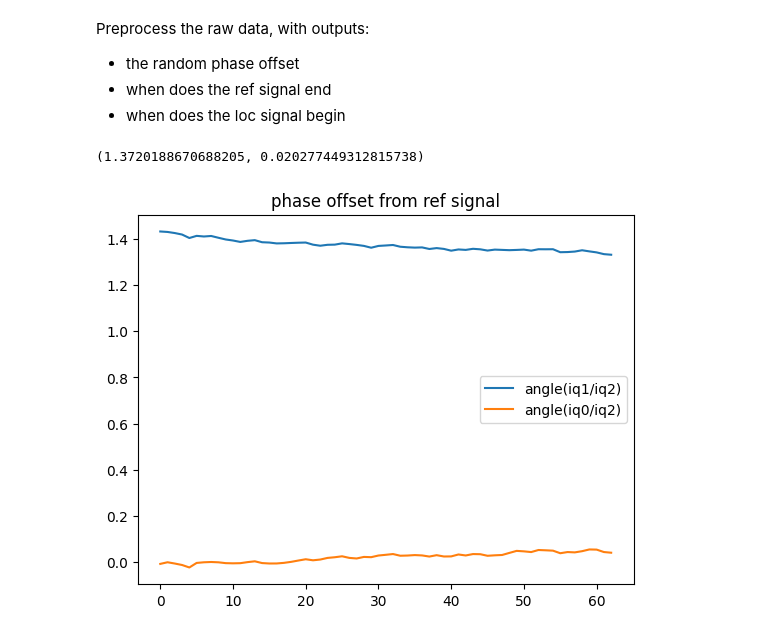
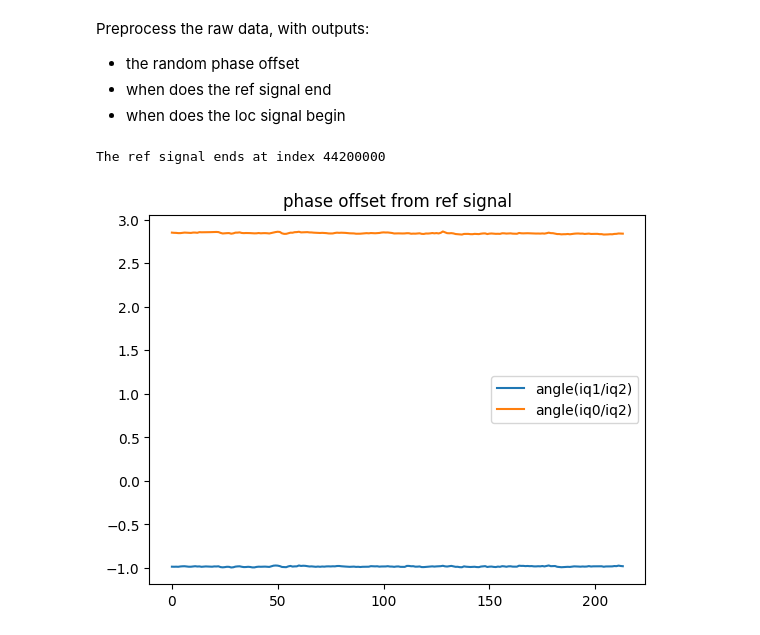
Before and after one commit to ConnectedSystemsLab/starloc_preproc, a Jupyter notebook: Starloc/preproc.ipynb, the cells around one changed output. Saved outputs shown, nothing was run; the diff lists cells and outputs as text; code cells hidden in the pictures.

Commit message:
try data 12_27

```diff
--- a/Starloc/preproc.ipynb
+++ b/Starloc/preproc.ipynb
@@ -10,8 +10,8 @@ import scipy.signal as signal
 from read_raw_data import read_dat_file
 # from AoA_formula import calc_AoA
 
-# iq0_path = '/home/ishani/LeoPNT/USRP_data/12_27/time_20_47_freq_11_325G_bw_2.0M_1703723111.7046282_inrx0.dat'
-iq0_path = '/home/ishani/LeoPNT/USRP_data/12_20/time_23_9_freq_11_0G_bw_2.0M_inrx0.dat'
+iq0_path = '/home/ishani/LeoPNT/USRP_data/12_27/time_20_47_freq_11_325G_bw_2.0M_1703724657.2378652_inrx0.dat'
+# iq0_path = '/home/ishani/LeoPNT/USRP_data/12_20/time_23_9_freq_11_0G_bw_2.0M_inrx0.dat'
 iq1_path = iq0_path.replace('inrx0', 'inrx1')
 iq2_path = iq0_path.replace('inrx0', 'inrx2')
 
@@ -26,36 +26,37 @@ while is_ref:
     iq0 =  read_dat_file(iq0_path, len_frame, start_idx)
     start_idx += len_frame
     ref_frame_cnt += 1
     avg_pw = np.mean(np.abs(iq0)**2)
     if avg_pw < 0.6*pw_ref:
         is_ref = False
         noise_idx = start_idx+len_frame
 
 ref_frame_cnt -= 5
 start_idx = len_frame
 phase_offset_12, phase_offset_02 = np.zeros(ref_frame_cnt), np.zeros(ref_frame_cnt)
 for i in range(ref_frame_cnt):
     iq0 = read_dat_file(iq0_path, len_frame, start_idx)
     iq1 = read_dat_file(iq1_path, len_frame, start_idx)
     iq2 = read_dat_file(iq2_path, len_frame, start_idx)
     start_idx += len_frame
     phase_offset_12[i] = np.mean(np.unwrap(np.angle(iq1/iq2)))
     phase_offset_02[i] = np.mean(np.unwrap(np.angle(iq0/iq2)))
 
 # avoid jump
 if np.max(phase_offset_02) - np.min(phase_offset_02) > 2*np.pi:
     phase_offset_02[phase_offset_02 < 0] += 2*np.pi
 
 plt.plot(phase_offset_12, label='angle(iq1/iq2)')
 plt.plot(phase_offset_02, label='angle(iq0/iq2)')
 plt.title('phase offset from ref signal')
 plt.legend()
 phase_offset_12_mean = np.mean(phase_offset_12)
 phase_offset_02_mean = np.mean(phase_offset_02)
-phase_offset_12_mean, phase_offset_02_mean
+# phase_offset_12_mean, phase_offset_02_mean
+print('The ref signal ends at index {}'.format(noise_idx))
 # %% [output]
-(1.3720188670688205, 0.020277449312815738)
+The ref signal ends at index 44200000
-[figure, old version]
+[figure, new version]
 # %%
 iq0 =  read_dat_file(iq0_path, len_frame, noise_idx)
 pw_noise = np.mean(np.abs(iq0)**2)
```
Also changed, not shown: parts of 5 cells of this notebook.
